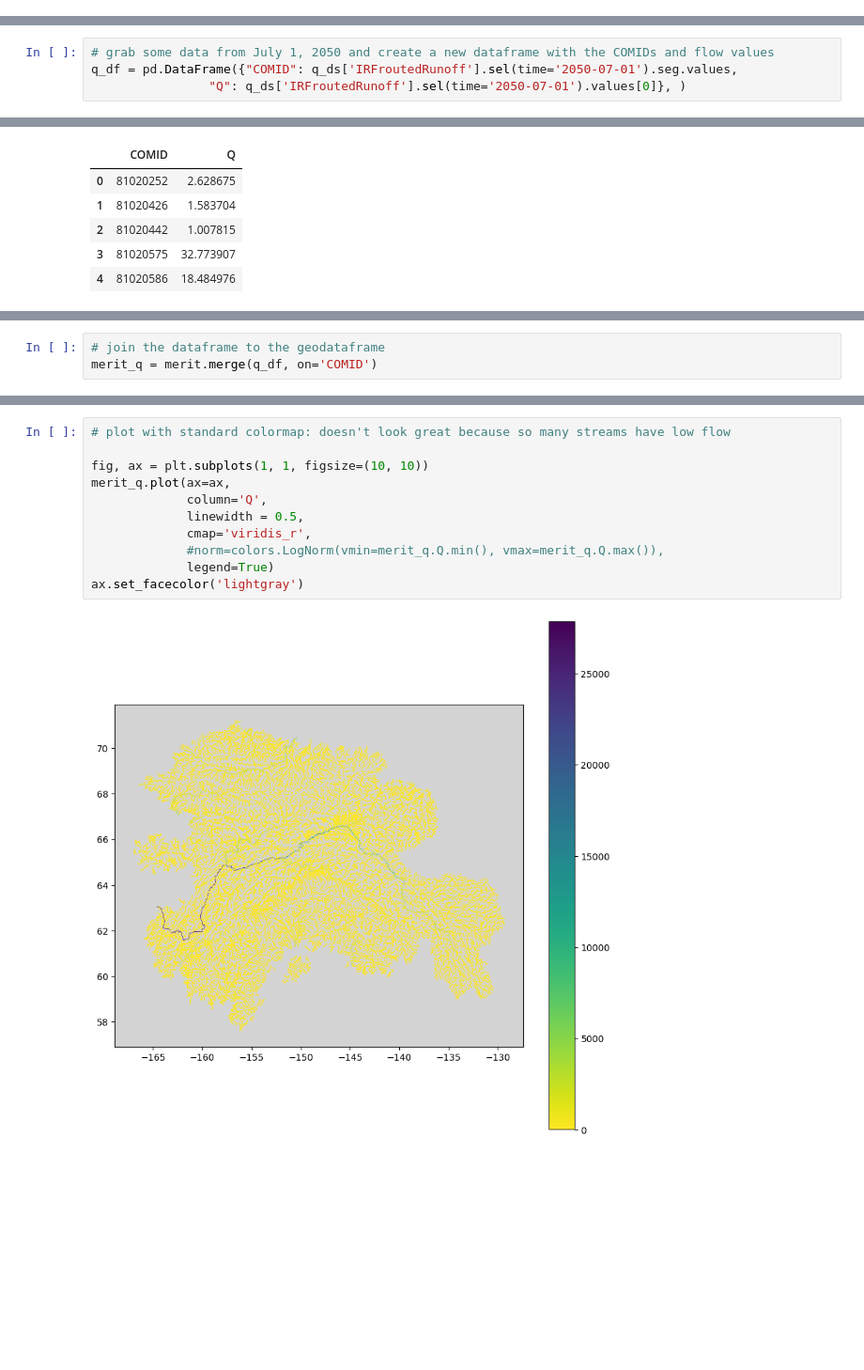
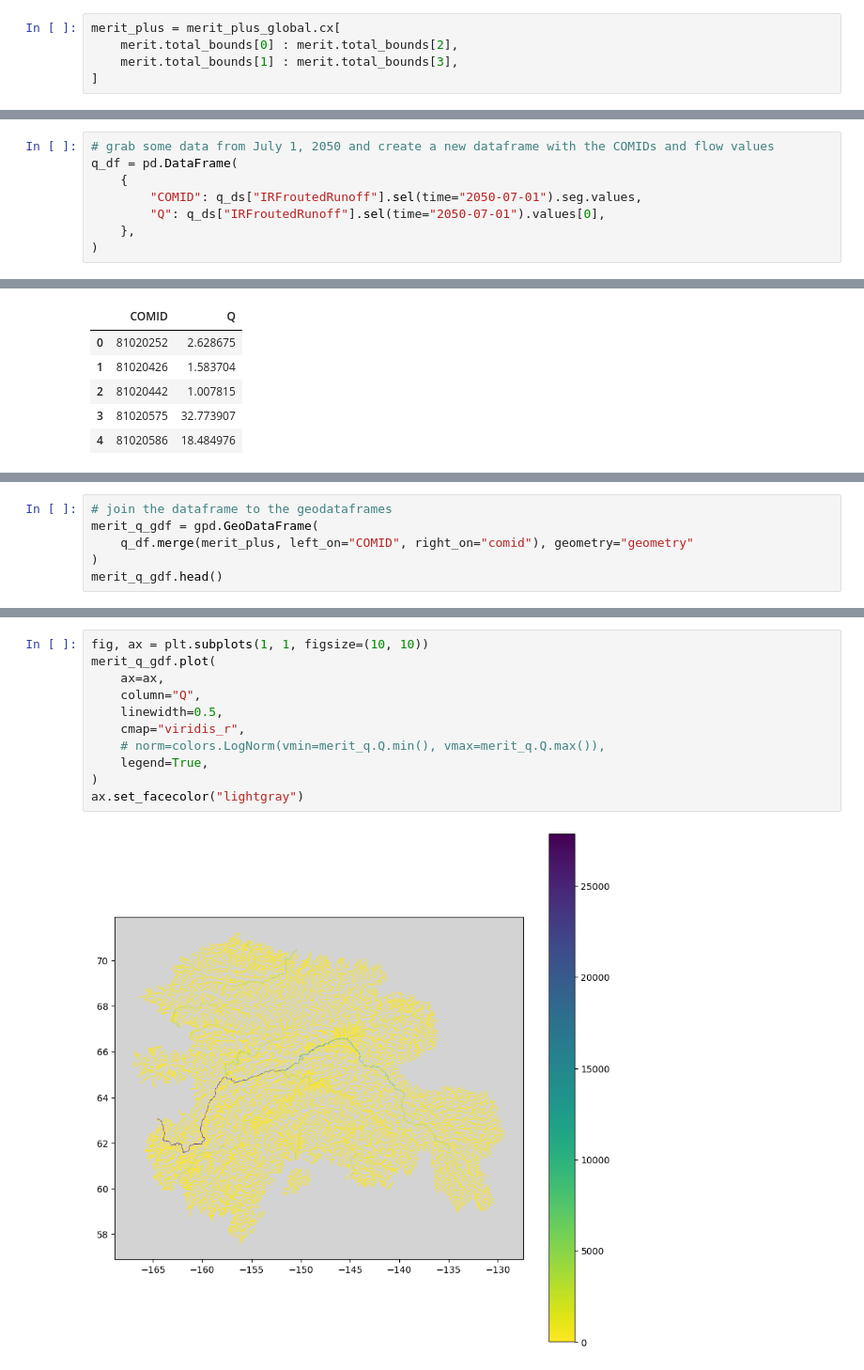
Before and after one commit to ua-snap/arctic_rivers, a Jupyter notebook: merit.ipynb, the cells around one changed output, grey strips where cells are left out. Shown at 94% size. Cells and saved outputs as stored; diff of their text form; blank space fills up the shorter version.

Commit message:
add MERIT-Plus

```diff
--- a/merit.ipynb
+++ b/merit.ipynb
@@ -14,0 +42,5 @@ q_ds = xr.open_dataset('/Users/joshpaul/arctic_rivers/2050_fC2LE4_Q.nc')
+# %%
+merit_plus = merit_plus_global.cx[
+    merit.total_bounds[0] : merit.total_bounds[2],
+    merit.total_bounds[1] : merit.total_bounds[3],
+]
@@ -15,7 +135,11 @@ q_ds = xr.open_dataset('/Users/joshpaul/arctic_rivers/2050_fC2LE4_Q.nc')
 # %%
 # grab some data from July 1, 2050 and create a new dataframe with the COMIDs and flow values
-q_df = pd.DataFrame({"COMID": q_ds['IRFroutedRunoff'].sel(time='2050-07-01').seg.values,
-                "Q": q_ds['IRFroutedRunoff'].sel(time='2050-07-01').values[0]}, )
+q_df = pd.DataFrame(
+    {
+        "COMID": q_ds["IRFroutedRunoff"].sel(time="2050-07-01").seg.values,
+        "Q": q_ds["IRFroutedRunoff"].sel(time="2050-07-01").values[0],
+    },
+)
 # %%
 q_df.head()
 # %% [output]
@@ -37,3 +152,6 @@ merit.head()
 # %%
-# join the dataframe to the geodataframe
-merit_q = merit.merge(q_df, on='COMID')
+# join the dataframe to the geodataframes
+merit_q_gdf = gpd.GeoDataFrame(
+    q_df.merge(merit_plus, left_on="COMID", right_on="comid"), geometry="geometry"
+)
+merit_q_gdf.head()
@@ -40,13 +167,13 @@ merit_q = merit.merge(q_df, on='COMID')
 # %%
-# plot with standard colormap: doesn't look great because so many streams have low flow
-
 fig, ax = plt.subplots(1, 1, figsize=(10, 10))
-merit_q.plot(ax=ax,
-             column='Q',
-             linewidth = 0.5,
-             cmap='viridis_r',
-             #norm=colors.LogNorm(vmin=merit_q.Q.min(), vmax=merit_q.Q.max()),
-             legend=True)
-ax.set_facecolor('lightgray')
+merit_q_gdf.plot(
+    ax=ax,
+    column="Q",
+    linewidth=0.5,
+    cmap="viridis_r",
+    # norm=colors.LogNorm(vmin=merit_q.Q.min(), vmax=merit_q.Q.max()),
+    legend=True,
+)
+ax.set_facecolor("lightgray")
 # %% [output]
-[figure, old version]
+[figure, new version]
```
Also changed, not shown: parts of 26 cells of this notebook.
